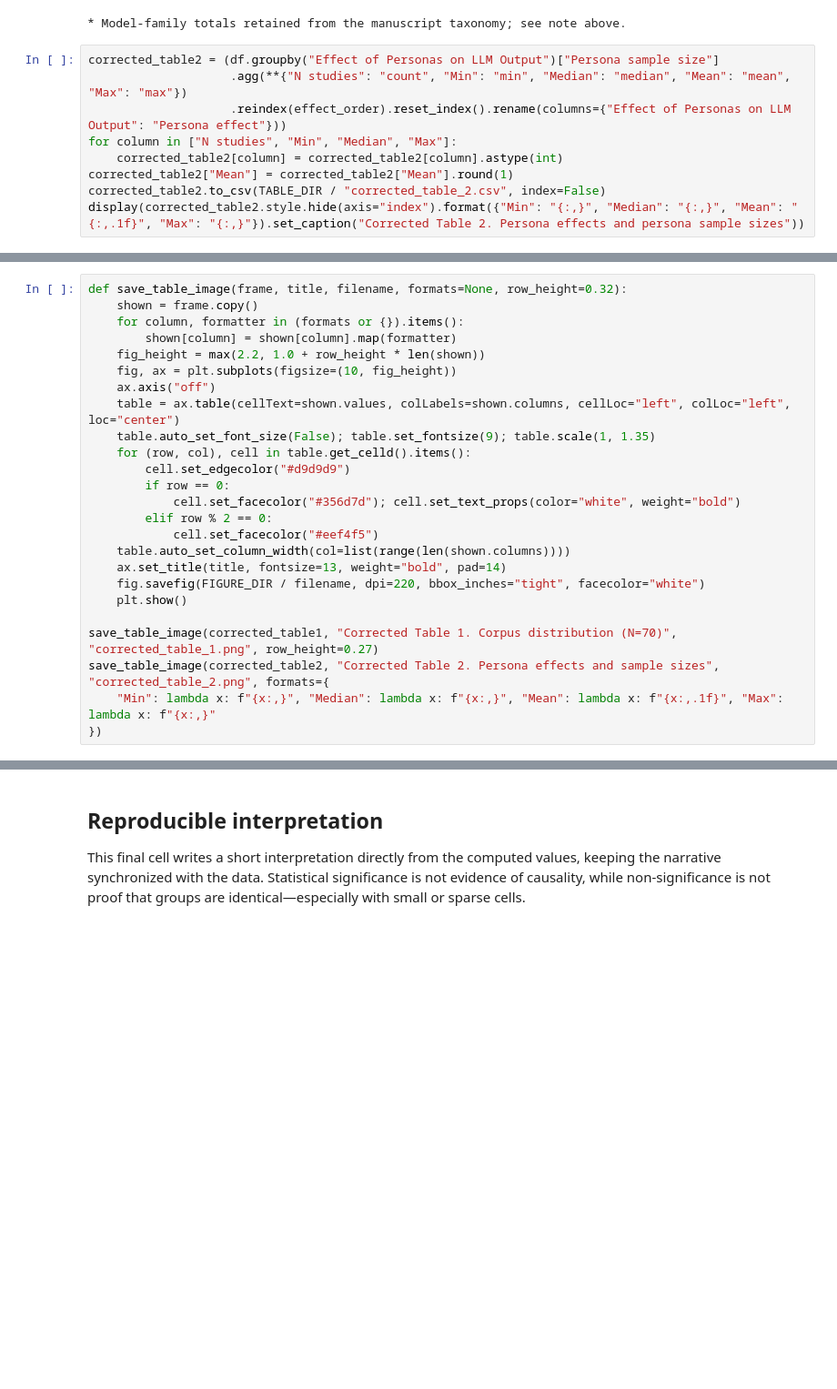
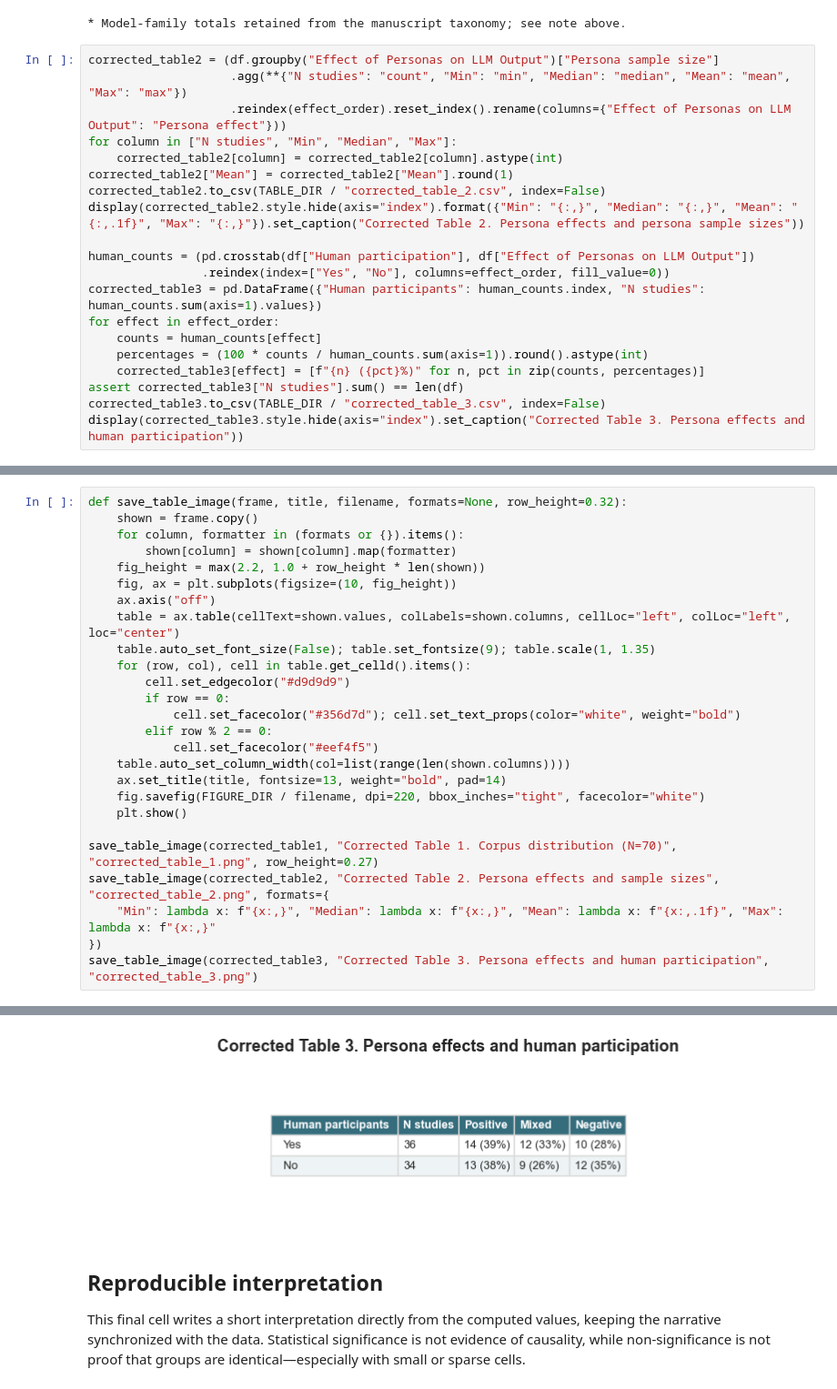
Before and after one commit to liviaellen/llm-persona-review, a Jupyter notebook: analysis/persona_review_statistical_analysis.ipynb, the cells around one changed output, grey strips where cells are left out. Shown at 91% size. Saved outputs shown, nothing was run; the diff lists cells and outputs as text; blank space fills up the shorter version.

Commit message:
Add corrected Table 3 and full paper audit

```diff
--- a/analysis/persona_review_statistical_analysis.ipynb
+++ b/analysis/persona_review_statistical_analysis.ipynb
@@ -311,6 +315,17 @@ for column in ["N studies", "Min", "Median", "Max"]:
 corrected_table2["Mean"] = corrected_table2["Mean"].round(1)
 corrected_table2.to_csv(TABLE_DIR / "corrected_table_2.csv", index=False)
 display(corrected_table2.style.hide(axis="index").format({"Min": "{:,}", "Median": "{:,}", "Mean": "{:,.1f}", "Max": "{:,}"}).set_caption("Corrected Table 2. Persona effects and persona sample sizes"))
+
+human_counts = (pd.crosstab(df["Human participation"], df["Effect of Personas on LLM Output"])
+                .reindex(index=["Yes", "No"], columns=effect_order, fill_value=0))
+corrected_table3 = pd.DataFrame({"Human participants": human_counts.index, "N studies": human_counts.sum(axis=1).values})
+for effect in effect_order:
+    counts = human_counts[effect]
+    percentages = (100 * counts / human_counts.sum(axis=1)).round().astype(int)
+    corrected_table3[effect] = [f"{n} ({pct}%)" for n, pct in zip(counts, percentages)]
+assert corrected_table3["N studies"].sum() == len(df)
+corrected_table3.to_csv(TABLE_DIR / "corrected_table_3.csv", index=False)
+display(corrected_table3.style.hide(axis="index").set_caption("Corrected Table 3. Persona effects and human participation"))
 # %% [output]
 Corrected Table 2. Persona effects and persona sample sizes
 | Persona effect | N studies | Min | Median | Mean | Max |
@@ -320,31 +339,33 @@ Corrected Table 2. Persona effects and persona sample sizes
 # %%
 def save_table_image(frame, title, filename, formats=None, row_height=0.32):
     shown = frame.copy()
     for column, formatter in (formats or {}).items():
         shown[column] = shown[column].map(formatter)
     fig_height = max(2.2, 1.0 + row_height * len(shown))
     fig, ax = plt.subplots(figsize=(10, fig_height))
     ax.axis("off")
     table = ax.table(cellText=shown.values, colLabels=shown.columns, cellLoc="left", colLoc="left", loc="center")
     table.auto_set_font_size(False); table.set_fontsize(9); table.scale(1, 1.35)
     for (row, col), cell in table.get_celld().items():
         cell.set_edgecolor("#d9d9d9")
         if row == 0:
             cell.set_facecolor("#356d7d"); cell.set_text_props(color="white", weight="bold")
         elif row % 2 == 0:
             cell.set_facecolor("#eef4f5")
     table.auto_set_column_width(col=list(range(len(shown.columns))))
     ax.set_title(title, fontsize=13, weight="bold", pad=14)
     fig.savefig(FIGURE_DIR / filename, dpi=220, bbox_inches="tight", facecolor="white")
     plt.show()
 
 save_table_image(corrected_table1, "Corrected Table 1. Corpus distribution (N=70)", "corrected_table_1.png", row_height=0.27)
 save_table_image(corrected_table2, "Corrected Table 2. Persona effects and sample sizes", "corrected_table_2.png", formats={
     "Min": lambda x: f"{x:,}", "Median": lambda x: f"{x:,}", "Mean": lambda x: f"{x:,.1f}", "Max": lambda x: f"{x:,}"
 })
+save_table_image(corrected_table3, "Corrected Table 3. Persona effects and human participation", "corrected_table_3.png")
 # %% [output]
 [figure]
 [figure]
+[figure, added]
 # %% [markdown]
 ## Reproducible interpretation
 
```
Also changed, not shown: parts of 3 cells of this notebook, 2 other files.
